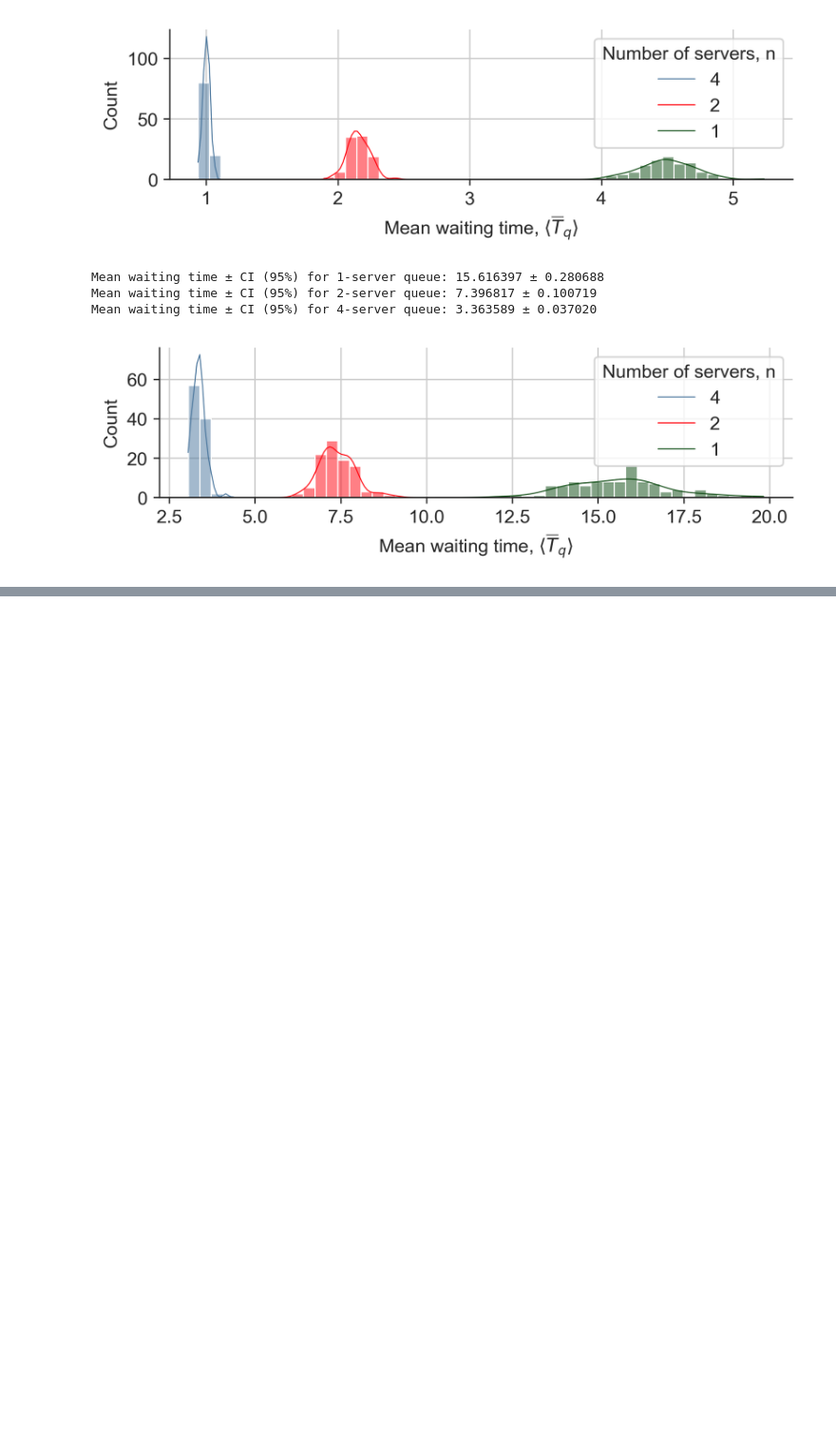
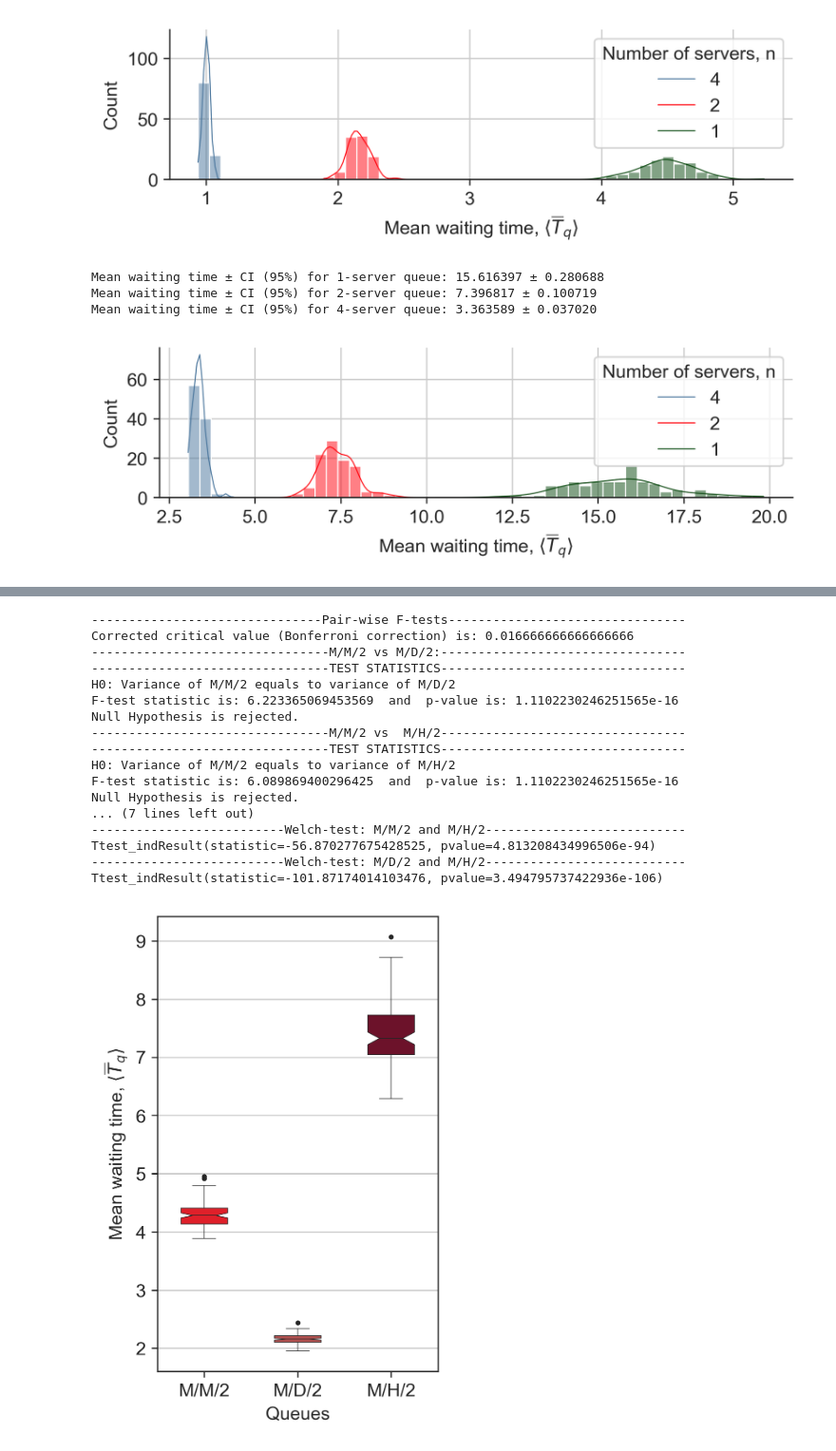
Before and after one commit to loonatick-src/stochastic-sim-2, a Jupyter notebook: DES_sim_refactor.ipynb, the cells around one changed output, grey strips where cells are left out. Shown at 95% size. Cells and saved outputs as stored; diff of their text form; code cells hidden in the pictures; blank space fills up the shorter version.

```diff
--- a/DES_sim_refactor.ipynb
+++ b/DES_sim_refactor.ipynb
@@ -1062,0 +1368,21 @@ Mean waiting time ± CI (95%) for 4-server queue: 3.363589 ± 0.037020
+# %%
+different_service_time_dist_two_servers_plotter(MM_data = "waiting_times_fullsave_124.npz", MD_data = "waiting_times_fullsave_124_deterministic.npz", MH_data = "waiting_times_fullsave_124_hyper_mu_1.npz", title ="Two_servers_different_B.pdf")
+# %% [output]
+-------------------------------Pair-wise F-tests--------------------------------
+Corrected critical value (Bonferroni correction) is: 0.016666666666666666
+--------------------------------M/M/2 vs M/D/2:---------------------------------
+--------------------------------TEST STATISTICS---------------------------------
+H0: Variance of M/M/2 equals to variance of M/D/2
+F-test statistic is: 6.223365069453569  and  p-value is: 1.1102230246251565e-16
+Null Hypothesis is rejected.
+--------------------------------M/M/2 vs  M/H/2---------------------------------
+--------------------------------TEST STATISTICS---------------------------------
+H0: Variance of M/M/2 equals to variance of M/H/2
+F-test statistic is: 6.089869400296425  and  p-value is: 1.1102230246251565e-16
+Null Hypothesis is rejected.
+... (7 lines left out)
+--------------------------Welch-test: M/M/2 and M/H/2---------------------------
+Ttest_indResult(statistic=-56.870277675428525, pvalue=4.813208434996506e-94)
+--------------------------Welch-test: M/D/2 and M/H/2---------------------------
+Ttest_indResult(statistic=-101.87174014103476, pvalue=3.494795737422936e-106)
+[figure, added]
```
Also changed, not shown: parts of 7 cells of this notebook, 3 other files.
